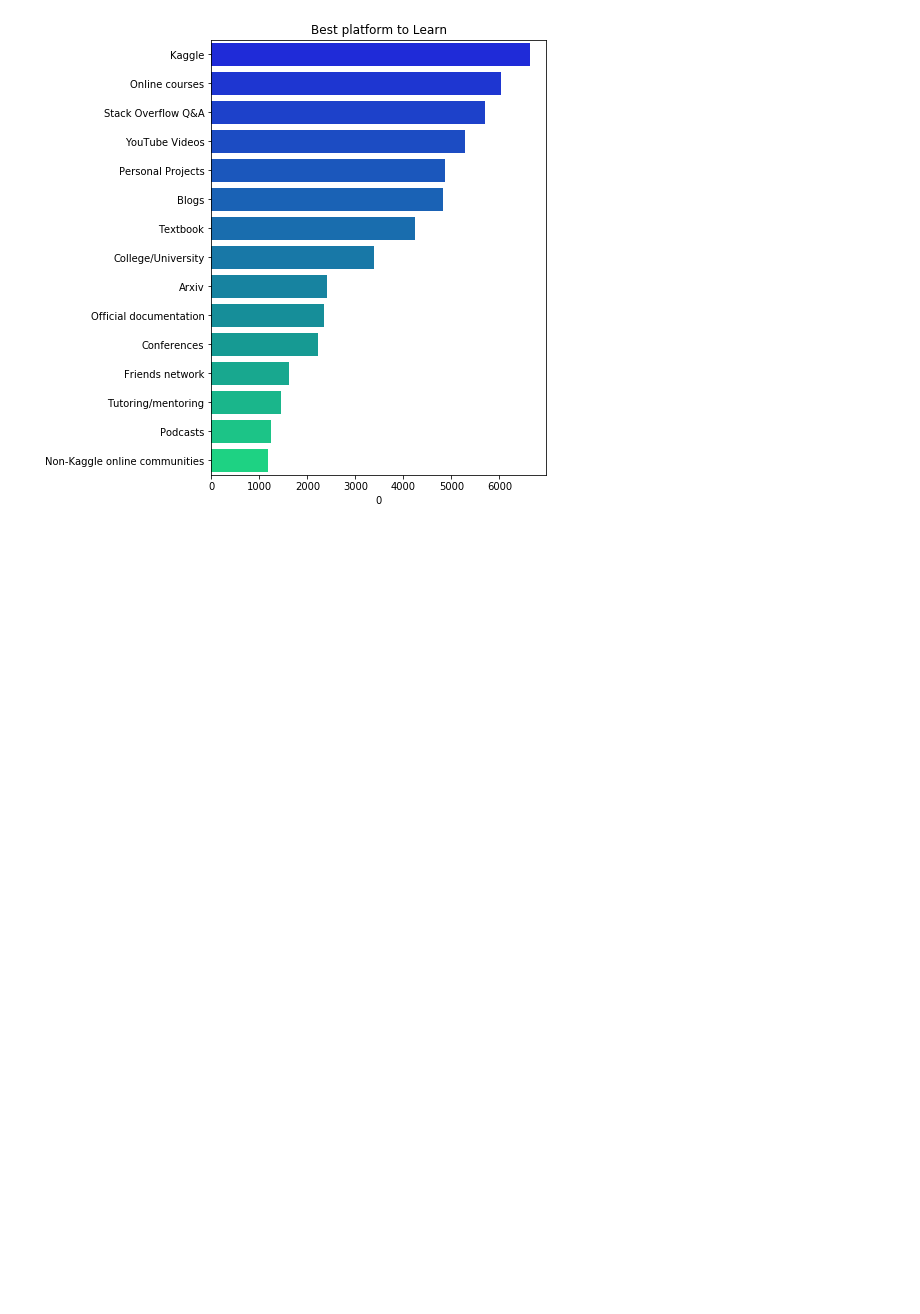
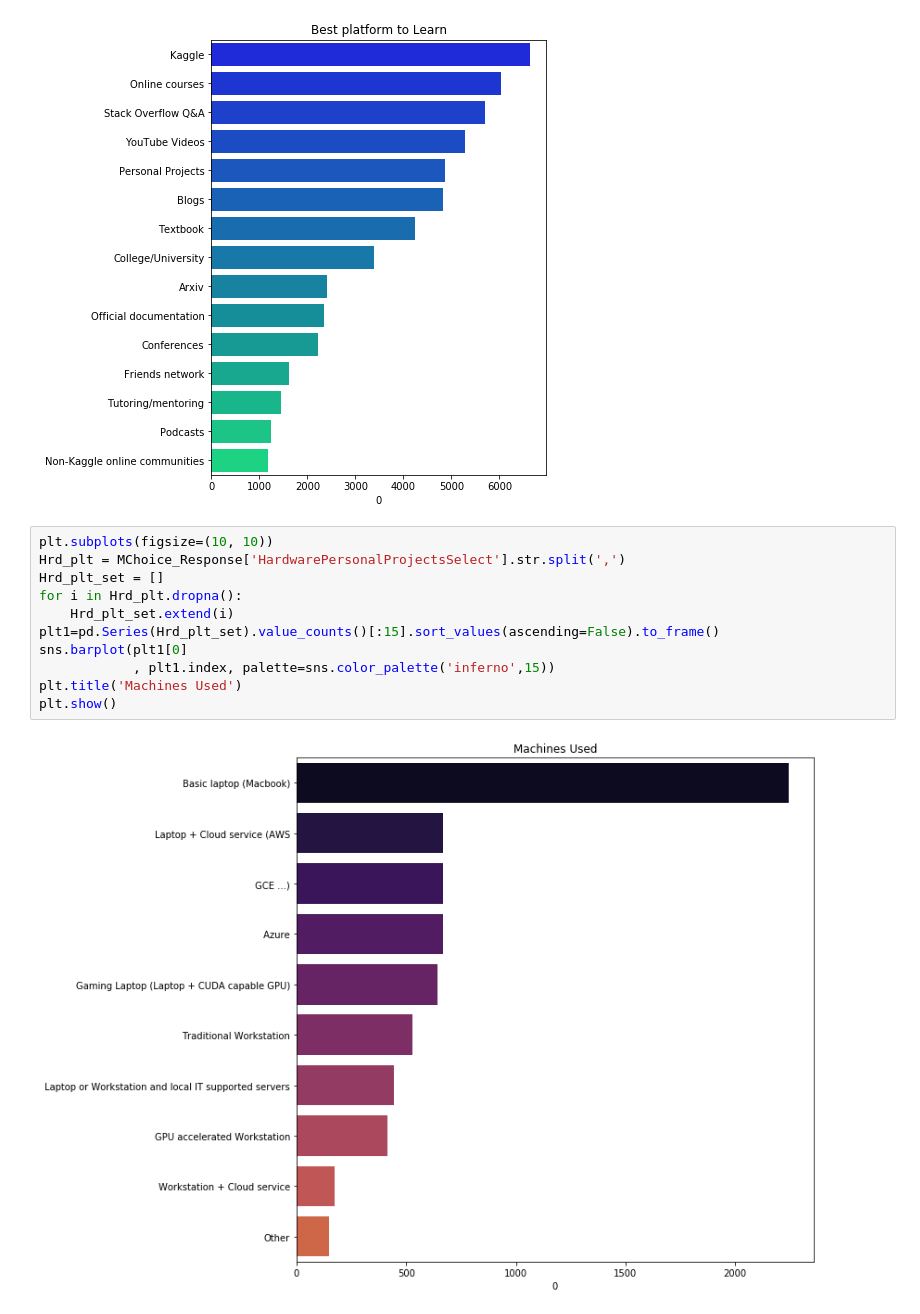
Before and after one commit to ArshadKhurshid/DataScience-Survey, a Jupyter notebook: ML_Kaggle_DS_Survey.ipynb, the cells around one changed output. Cells and saved outputs as stored; diff of their text form; blank space fills up the shorter version.

Commit message:
Add Machine Used

```diff
--- a/ML_Kaggle_DS_Survey.ipynb
+++ b/ML_Kaggle_DS_Survey.ipynb
@@ -334,3 +334,16 @@ plt.title('Best platform to Learn')
 plt.show()
 # %% [output]
 [figure]
+# %%
+plt.subplots(figsize=(10, 10))
+Hrd_plt = MChoice_Response['HardwarePersonalProjectsSelect'].str.split(',')
+Hrd_plt_set = []
+for i in Hrd_plt.dropna():
+    Hrd_plt_set.extend(i)
+plt1=pd.Series(Hrd_plt_set).value_counts()[:15].sort_values(ascending=False).to_frame()
+sns.barplot(plt1[0]
+            , plt1.index, palette=sns.color_palette('inferno',15))
+plt.title('Machines Used')
+plt.show()
+# %% [output]
+[figure, added]
```
Also changed, not shown: parts of 3 cells of this notebook.
